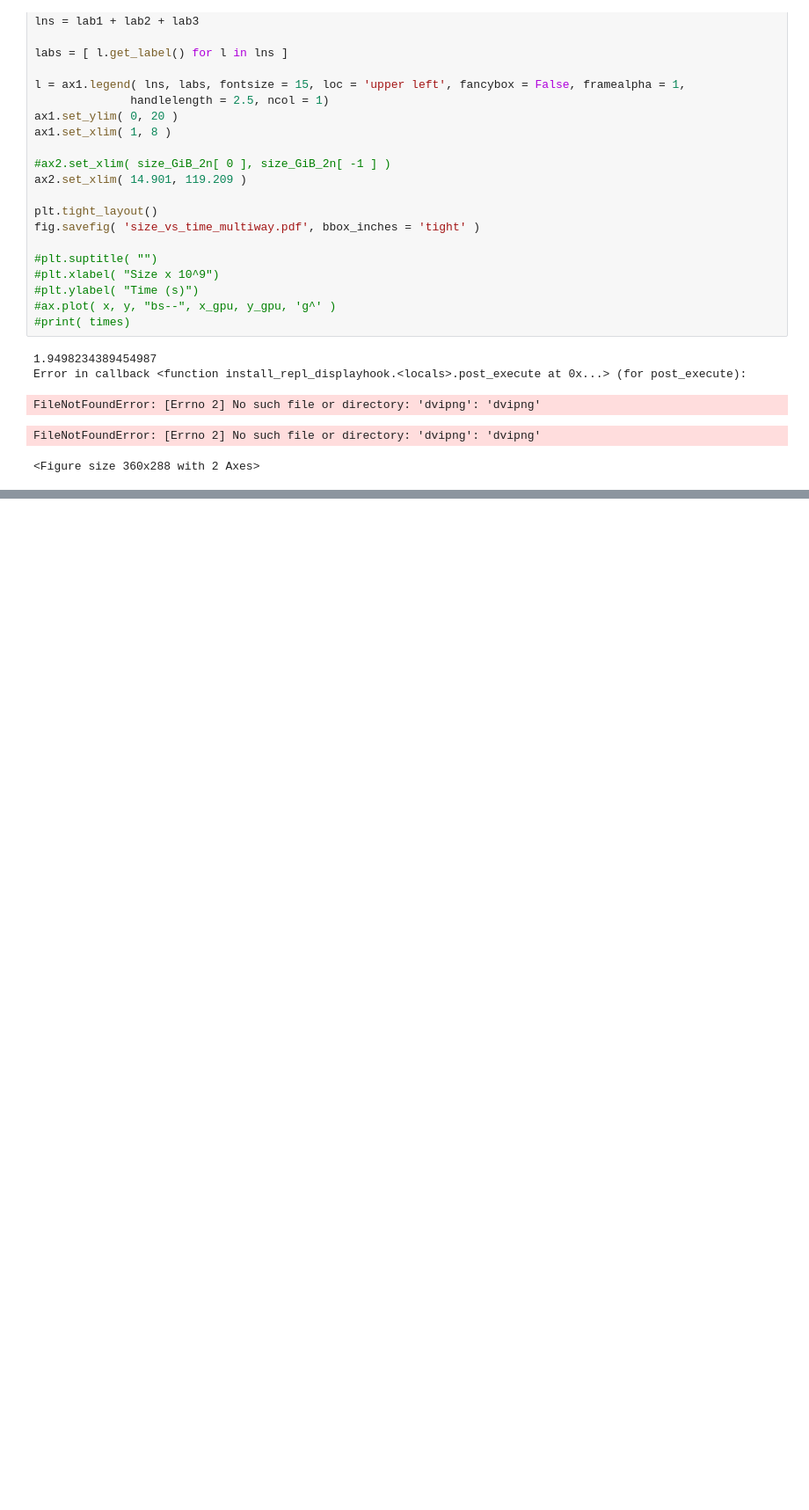
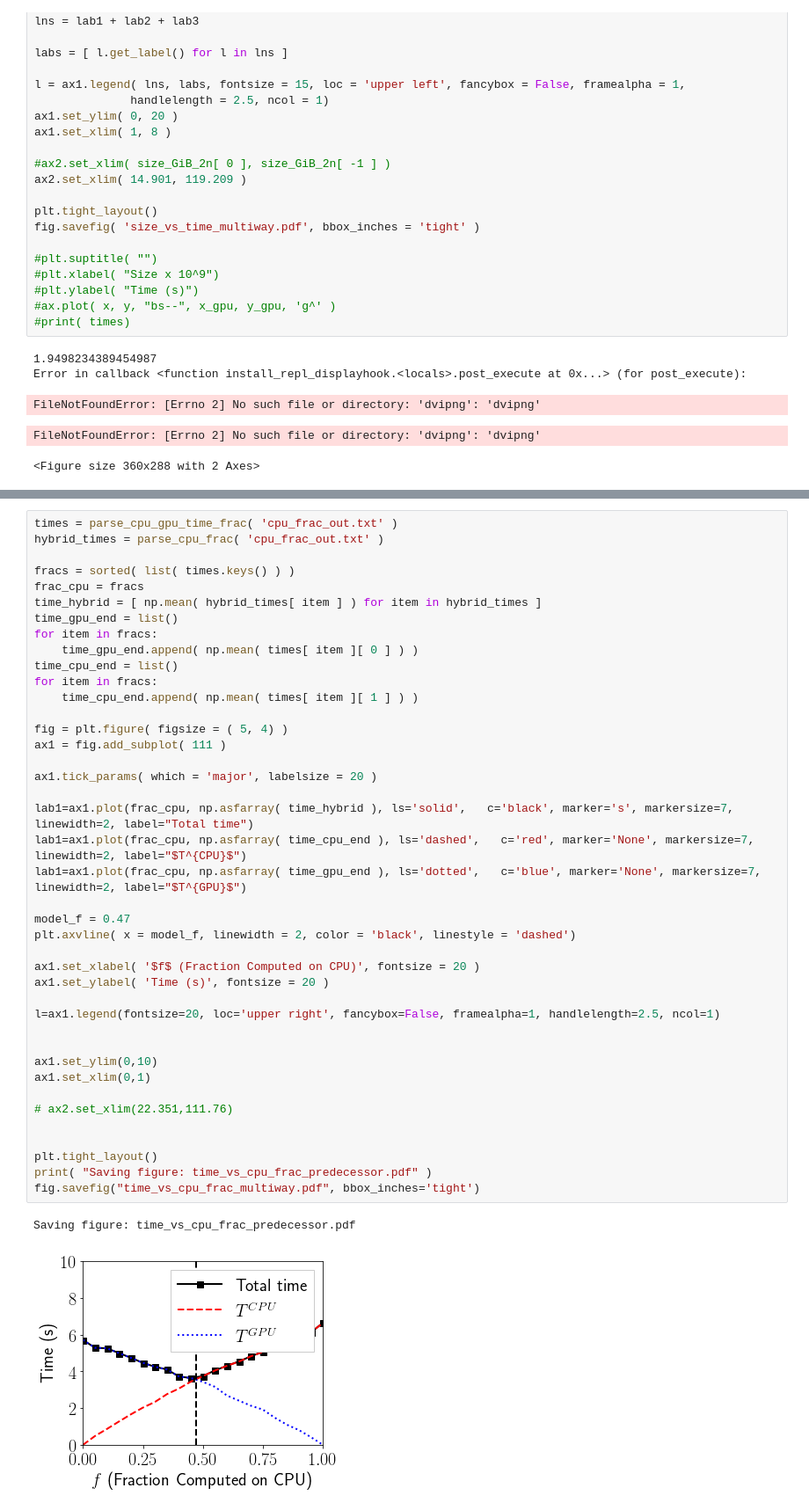
Before and after one commit to ZwFink/CS-485, a Jupyter notebook: Scripts/AtA/multiway_merge/plots/plot_runtimes.ipynb, the cells around one changed output, grey strips where cells are left out. Shown at 88% size. Cells and saved outputs as stored; diff of their text form; blank space fills up the shorter version.

Commit message:
added load runtime cpufrac plot

```diff
--- a/Scripts/AtA/multiway_merge/plots/plot_runtimes.ipynb
+++ b/Scripts/AtA/multiway_merge/plots/plot_runtimes.ipynb
@@ -328,0 +359,44 @@ FileNotFoundError: [Errno 2] No such file or directory: 'dvipng': 'dvipng'
+# %%
+times = parse_cpu_gpu_time_frac( 'cpu_frac_out.txt' )
+hybrid_times = parse_cpu_frac( 'cpu_frac_out.txt' )
+
+fracs = sorted( list( times.keys() ) )
+frac_cpu = fracs
+time_hybrid = [ np.mean( hybrid_times[ item ] ) for item in hybrid_times ]
+time_gpu_end = list()
+for item in fracs:
+    time_gpu_end.append( np.mean( times[ item ][ 0 ] ) )
+time_cpu_end = list()
+for item in fracs:
+    time_cpu_end.append( np.mean( times[ item ][ 1 ] ) )
+
+fig = plt.figure( figsize = ( 5, 4) )
+ax1 = fig.add_subplot( 111 )
+
+ax1.tick_params( which = 'major', labelsize = 20 )
+
+lab1=ax1.plot(frac_cpu, np.asfarray( time_hybrid ), ls='solid',   c='black', marker='s', markersize=7, linewidth=2, label="Total time")
+lab1=ax1.plot(frac_cpu, np.asfarray( time_cpu_end ), ls='dashed',   c='red', marker='None', markersize=7, linewidth=2, label="$T^{CPU}$")
+lab1=ax1.plot(frac_cpu, np.asfarray( time_gpu_end ), ls='dotted',   c='blue', marker='None', markersize=7, linewidth=2, label="$T^{GPU}$")
+
+model_f = 0.47
+plt.axvline( x = model_f, linewidth = 2, color = 'black', linestyle = 'dashed')
+
+ax1.set_xlabel( '$f$ (Fraction Computed on CPU)', fontsize = 20 )
+ax1.set_ylabel( 'Time (s)', fontsize = 20 )
+
+l=ax1.legend(fontsize=20, loc='upper right', fancybox=False, framealpha=1, handlelength=2.5, ncol=1)
+
+
+ax1.set_ylim(0,10)
+ax1.set_xlim(0,1)
+
+# ax2.set_xlim(22.351,111.76)
+
+
+plt.tight_layout()
+print( "Saving figure: time_vs_cpu_frac_predecessor.pdf" )
+fig.savefig("time_vs_cpu_frac_multiway.pdf", bbox_inches='tight')
+# %% [output]
+Saving figure: time_vs_cpu_frac_predecessor.pdf
+[figure, added]
```
Also changed, not shown: parts of 2 cells of this notebook.
